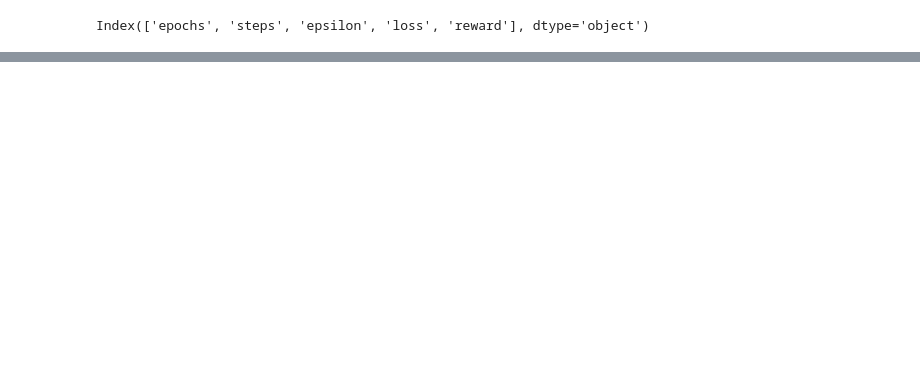
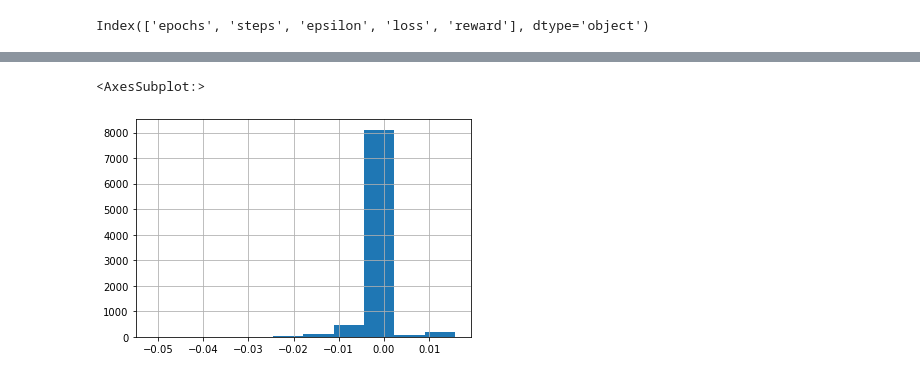
Before and after one commit to HaoGao1996/dfjsp, a Jupyter notebook: notebook/visualization.ipynb, the cells around one changed output, grey strips where cells are left out. Saved outputs shown, nothing was run; the diff lists cells and outputs as text; code cells hidden in the pictures; blank space fills up the shorter version.

```diff
--- a/notebook/visualization.ipynb
+++ b/notebook/visualization.ipynb
@@ -24,0 +25,5 @@ steps_info.plot('steps', 'reward')
+# %%
+steps_info['reward'].hist()
+# %% [output]
+<AxesSubplot:>
+[figure, added]
```
Also changed, not shown: parts of 3 cells of this notebook, 8 other files.
